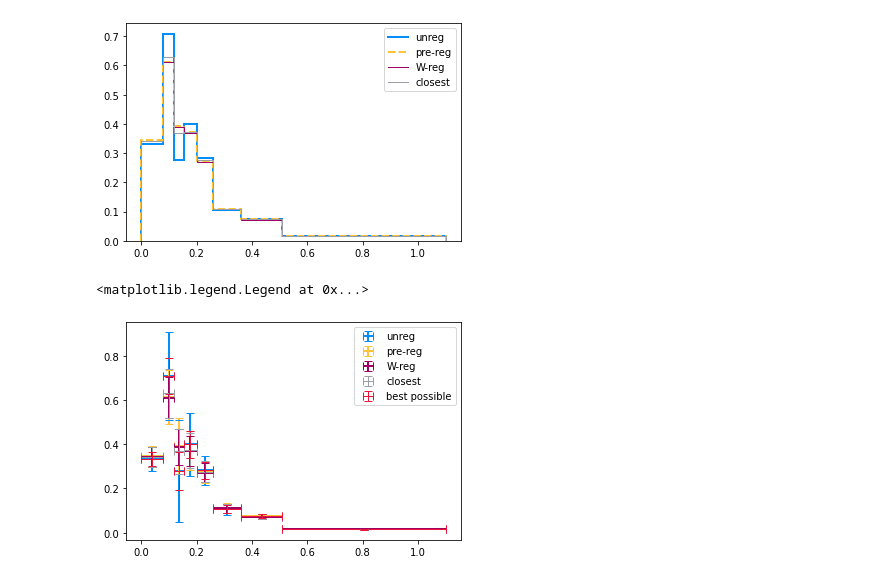
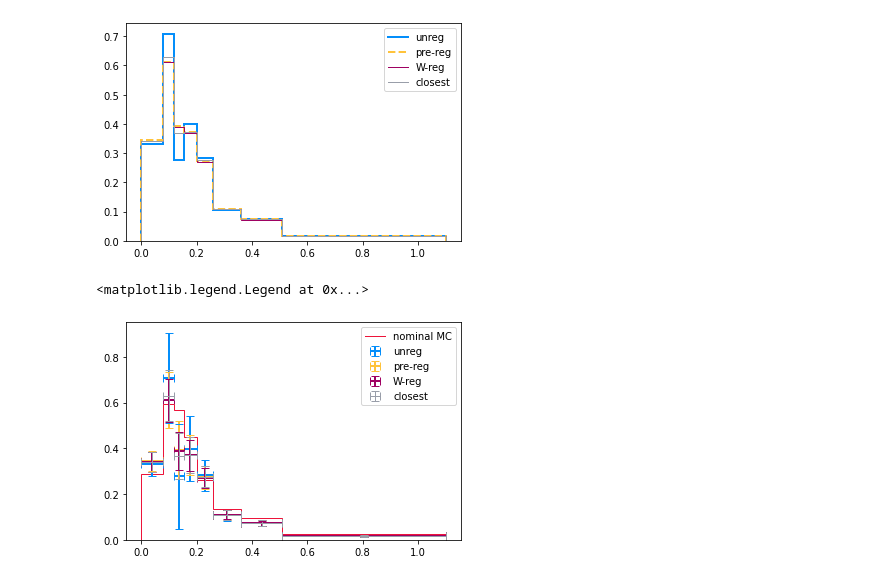
Before and after one commit to ast0815/regularisation, a Jupyter notebook: T2K_dpT.ipynb, the cells around one changed output. Saved outputs shown, nothing was run; the diff lists cells and outputs as text; code cells hidden in the pictures.

```diff
--- a/T2K_dpT.ipynb
+++ b/T2K_dpT.ipynb
@@ -17,7 +17,7 @@ pre_regularised_h = (pre_regularised_h[0] * 1e38, bins)
 # %%
 # Nominal MC from https://ora.ox.ac.uk/objects/uuid:16cef4e8-b52b-48c4-a954-81fba0b7536b Figure 9.4
 # Extracted with https://apps.automeris.io/wpd/
-nominal = np.loadtxt("TKI/dpt-nominal.txt") / 10.
+nominal = np.loadtxt("TKI/dpt-nominal.txt") / 10.0
 # %%
 plt.stairs(*unfolded_h)
 plt.stairs(*pre_regularised_h)
@@ -265,36 +266,38 @@ x = (bins[:-1] + bins[1:]) / 2
 xerr = (bins[1:] - bins[:-1]) / 2
 
 y = unfolded_h[0]
 yerr = np.sqrt(np.diag(cov_unfolded))
 plt.errorbar(
     x, y, yerr=yerr, xerr=xerr, label="unreg", linewidth=2, linestyle="", capsize=4
 )
 
 y = pre_regularised_h[0]
 yerr = np.sqrt(np.diag(cov_pre_regularised))
 plt.errorbar(
     x, y, yerr=yerr, xerr=xerr, label="pre-reg", linewidth=2, linestyle="", capsize=4
 )
 
 y = regularised_list[i_W]
 yerr = np.sqrt(np.diag(cov_list[i_W]))
 plt.errorbar(
     x, y, yerr=yerr, xerr=xerr, label="W-reg", linewidth=2, linestyle="", capsize=4
 )
 
 y = regularised_list[i_C]
 yerr = np.sqrt(np.diag(cov_list[i_C]))
 plt.errorbar(
     x, y, yerr=yerr, xerr=xerr, label="closest", linewidth=1, linestyle="", capsize=4
 )
 
+# y = unfolded_h[0]
+# yerr = best_error
+# plt.errorbar(
+#    x, y, yerr=yerr, xerr=xerr, label="best possible", linewidth=1, linestyle="", capsize=4
+# )
 
-y = unfolded_h[0]
-yerr = best_error
-plt.errorbar(
-    x, y, yerr=yerr, xerr=xerr, label="best possible", linewidth=1, linestyle="", capsize=4
-)
+plt.stairs(nominal, bins, label="nominal MC")
+
 plt.legend()
 # %% [output]
 <matplotlib.legend.Legend at 0x...>
-[figure, old version]
+[figure, new version]
```
Also changed, not shown: parts of 3 cells of this notebook, 1 other file.
